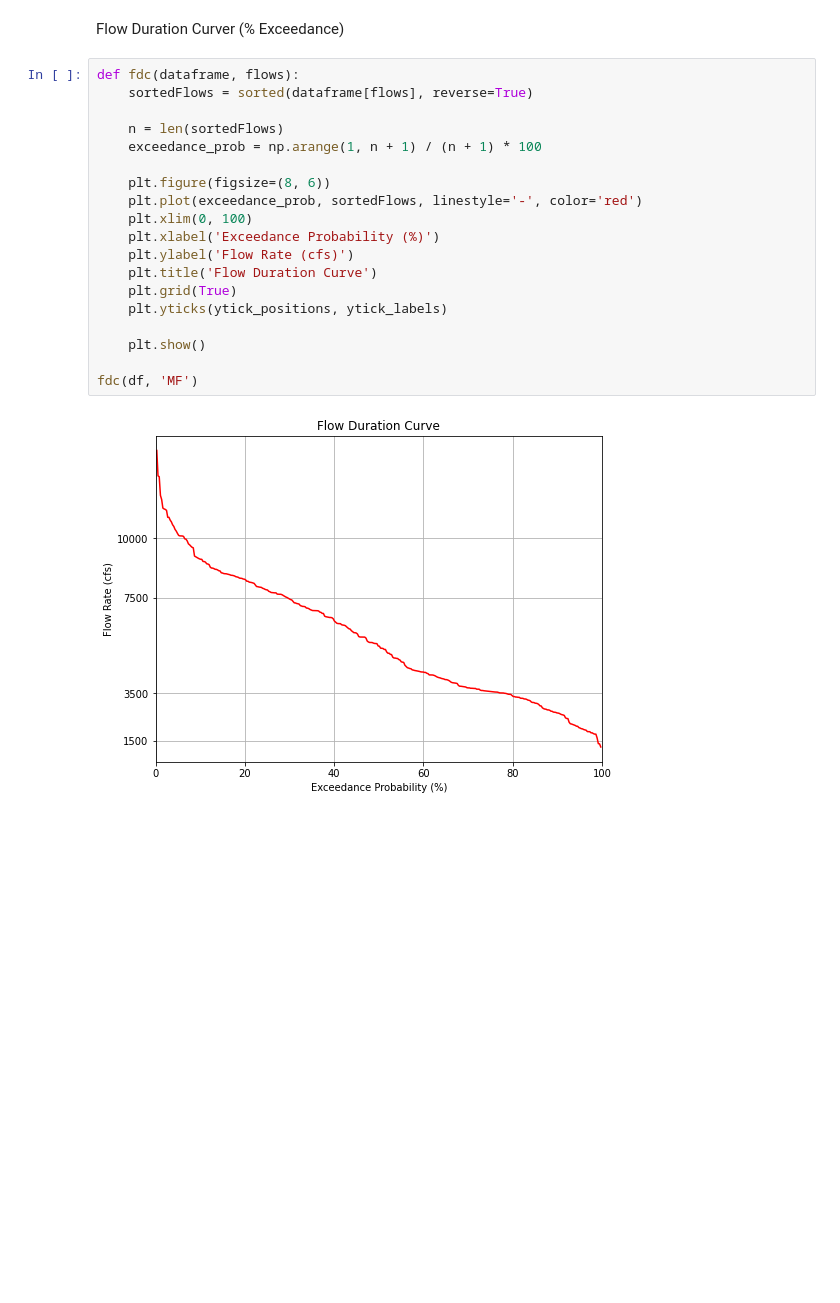
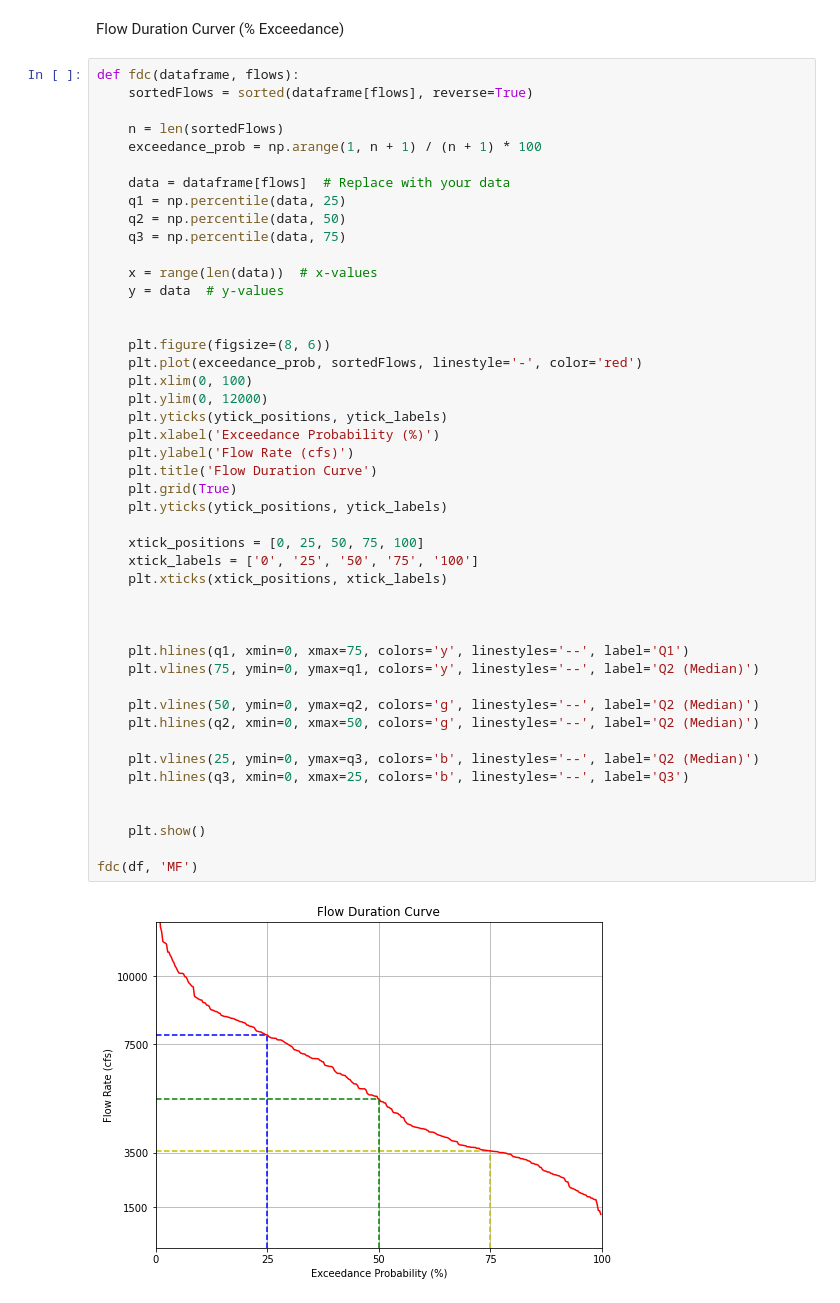
Before and after one commit to annahollandkeener/L-D2, a Jupyter notebook: L&D.ipynb, the cells around one changed output. Cells and saved outputs as stored; diff of their text form; blank space fills up the shorter version.

```diff
--- a/L&D.ipynb
+++ b/L&D.ipynb
@@ -703,21 +704,48 @@ Flow Duration Curver (% Exceedance)
 # %%
 def fdc(dataframe, flows):
     sortedFlows = sorted(dataframe[flows], reverse=True)
 
     n = len(sortedFlows)
     exceedance_prob = np.arange(1, n + 1) / (n + 1) * 100
 
+    data = dataframe[flows]  # Replace with your data
+    q1 = np.percentile(data, 25)
+    q2 = np.percentile(data, 50)
+    q3 = np.percentile(data, 75)
+
+    x = range(len(data))  # x-values
+    y = data  # y-values
+
+
     plt.figure(figsize=(8, 6))
     plt.plot(exceedance_prob, sortedFlows, linestyle='-', color='red')
     plt.xlim(0, 100)
+    plt.ylim(0, 12000)
+    plt.yticks(ytick_positions, ytick_labels)
     plt.xlabel('Exceedance Probability (%)')
     plt.ylabel('Flow Rate (cfs)')
     plt.title('Flow Duration Curve')
     plt.grid(True)
     plt.yticks(ytick_positions, ytick_labels)
 
+    xtick_positions = [0, 25, 50, 75, 100]
+    xtick_labels = ['0', '25', '50', '75', '100']
+    plt.xticks(xtick_positions, xtick_labels)
+
+
+
+    plt.hlines(q1, xmin=0, xmax=75, colors='y', linestyles='--', label='Q1')
+    plt.vlines(75, ymin=0, ymax=q1, colors='y', linestyles='--', label='Q2 (Median)')
+
+    plt.vlines(50, ymin=0, ymax=q2, colors='g', linestyles='--', label='Q2 (Median)')
+    plt.hlines(q2, xmin=0, xmax=50, colors='g', linestyles='--', label='Q2 (Median)')
+
+    plt.vlines(25, ymin=0, ymax=q3, colors='b', linestyles='--', label='Q2 (Median)')
+    plt.hlines(q3, xmin=0, xmax=25, colors='b', linestyles='--', label='Q3')
+
+
     plt.show()
 
 fdc(df, 'MF')
 # %% [output]
-[figure, old version]
+[figure, new version]
```
Also changed, not shown: parts of 4 cells of this notebook.
